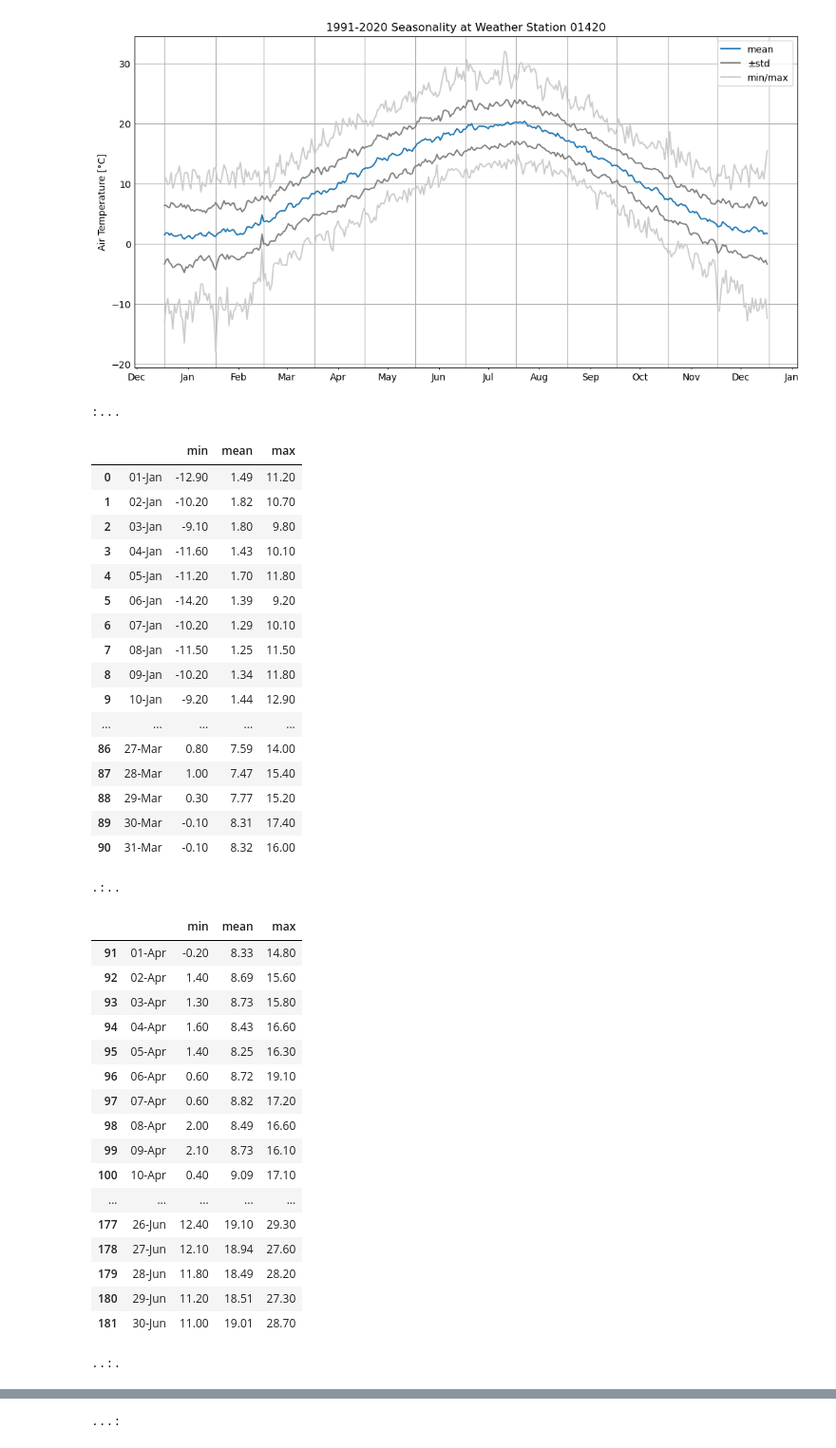
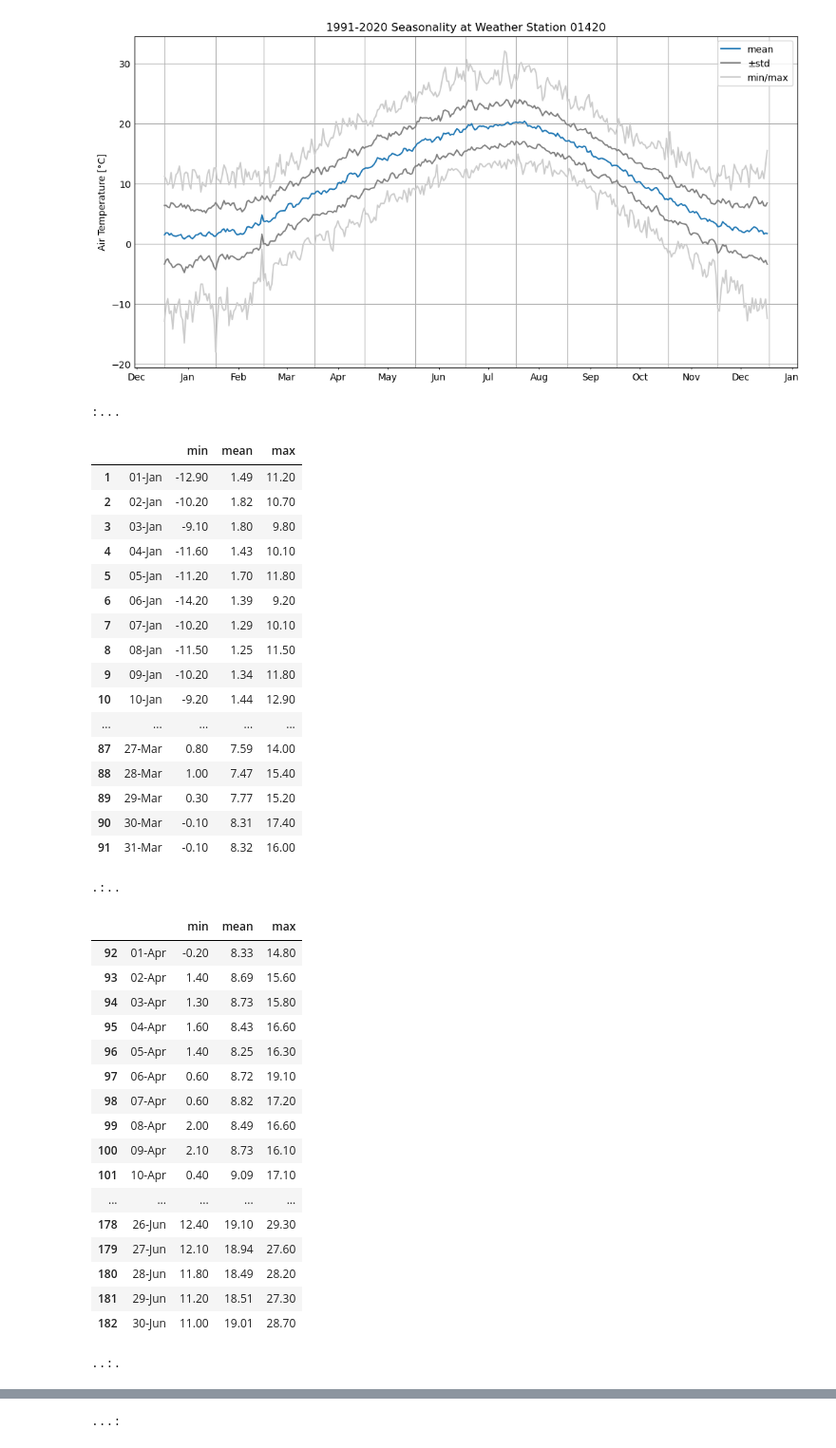
Before and after one commit to cebaraldi/jnb-meteo-dwd, a Jupyter notebook: DWD_evaluation.ipynb, the cells around one changed output, grey strips where cells are left out. Shown: that part at 95% size. Drawn from its saved outputs; the diff is of its cells as text; code cells hidden in the pictures.

Commit message:
forgot to shift index by 1

```diff
--- a/DWD_evaluation.ipynb
+++ b/DWD_evaluation.ipynb
@@ -136,64 +136,65 @@ def display_dfs(dfs, gap=50, justify='center'):
     display_html(html, raw=True)
 # %%
 df['datum2'] =  df['datum'].dt.strftime('%d-%b')
+df.index += 1
 
 # Split into four meteorological seasons
 winter = df.loc[df['datum'].between(datetime(leap_year, 1, 1), datetime(leap_year, 3, 31))]\
 [['datum2','min','mean','max']]
 winter.columns  = [' ','min','mean','max']
 
 spring = df.loc[df['datum'].between(datetime(leap_year, 4, 1), datetime(leap_year, 6, 30))]\
 [['datum2','min','mean','max']]
 spring.columns  = [' ','min','mean','max']
 
 summer = df.loc[df['datum'].between(datetime(leap_year, 7, 1), datetime(leap_year, 9, 30))]\
 [['datum2','min','mean','max']]
 summer.columns  = [' ','min','mean','max']
 
 autumn = df.loc[df['datum'].between(datetime(leap_year, 10, 1), datetime(leap_year, 12, 31))]\
 [['datum2','min','mean','max']]
 autumn.columns  = [' ','min','mean','max']
 
 # Display full table
 dfs_dict = {':...': winter, '.:..': spring, '..:.': summer, '...:': autumn}
 pd.options.display.max_rows = None
 display_dfs(dfs_dict, justify='flex-start')
 # %% [output]
 :...
 |  |  | min | mean | max |
-| 0 | 01-Jan | -12.90 | 1.49 | 11.20 |
-| 1 | 02-Jan | -10.20 | 1.82 | 10.70 |
-| 2 | 03-Jan | -9.10 | 1.80 | 9.80 |
-| 3 | 04-Jan | -11.60 | 1.43 | 10.10 |
-| 4 | 05-Jan | -11.20 | 1.70 | 11.80 |
-| 5 | 06-Jan | -14.20 | 1.39 | 9.20 |
-| 6 | 07-Jan | -10.20 | 1.29 | 10.10 |
-| 7 | 08-Jan | -11.50 | 1.25 | 11.50 |
-| 8 | 09-Jan | -10.20 | 1.34 | 11.80 |
-| 9 | 10-Jan | -9.20 | 1.44 | 12.90 |
+| 1 | 01-Jan | -12.90 | 1.49 | 11.20 |
+| 2 | 02-Jan | -10.20 | 1.82 | 10.70 |
+| 3 | 03-Jan | -9.10 | 1.80 | 9.80 |
+| 4 | 04-Jan | -11.60 | 1.43 | 10.10 |
+| 5 | 05-Jan | -11.20 | 1.70 | 11.80 |
+| 6 | 06-Jan | -14.20 | 1.39 | 9.20 |
+| 7 | 07-Jan | -10.20 | 1.29 | 10.10 |
+| 8 | 08-Jan | -11.50 | 1.25 | 11.50 |
+| 9 | 09-Jan | -10.20 | 1.34 | 11.80 |
+| 10 | 10-Jan | -9.20 | 1.44 | 12.90 |
 | ... | ... | ... | ... | ... |
-| 86 | 27-Mar | 0.80 | 7.59 | 14.00 |
-| 87 | 28-Mar | 1.00 | 7.47 | 15.40 |
-| 88 | 29-Mar | 0.30 | 7.77 | 15.20 |
-| 89 | 30-Mar | -0.10 | 8.31 | 17.40 |
-| 90 | 31-Mar | -0.10 | 8.32 | 16.00 |
+| 87 | 27-Mar | 0.80 | 7.59 | 14.00 |
+| 88 | 28-Mar | 1.00 | 7.47 | 15.40 |
+| 89 | 29-Mar | 0.30 | 7.77 | 15.20 |
+| 90 | 30-Mar | -0.10 | 8.31 | 17.40 |
+| 91 | 31-Mar | -0.10 | 8.32 | 16.00 |
 .:..
 |  |  | min | mean | max |
-| 91 | 01-Apr | -0.20 | 8.33 | 14.80 |
-| 92 | 02-Apr | 1.40 | 8.69 | 15.60 |
-| 93 | 03-Apr | 1.30 | 8.73 | 15.80 |
-| 94 | 04-Apr | 1.60 | 8.43 | 16.60 |
-| 95 | 05-Apr | 1.40 | 8.25 | 16.30 |
-| 96 | 06-Apr | 0.60 | 8.72 | 19.10 |
-| 97 | 07-Apr | 0.60 | 8.82 | 17.20 |
-| 98 | 08-Apr | 2.00 | 8.49 | 16.60 |
-| 99 | 09-Apr | 2.10 | 8.73 | 16.10 |
-| 100 | 10-Apr | 0.40 | 9.09 | 17.10 |
+| 92 | 01-Apr | -0.20 | 8.33 | 14.80 |
+| 93 | 02-Apr | 1.40 | 8.69 | 15.60 |
+| 94 | 03-Apr | 1.30 | 8.73 | 15.80 |
+| 95 | 04-Apr | 1.60 | 8.43 | 16.60 |
+| 96 | 05-Apr | 1.40 | 8.25 | 16.30 |
+| 97 | 06-Apr | 0.60 | 8.72 | 19.10 |
+| 98 | 07-Apr | 0.60 | 8.82 | 17.20 |
+| 99 | 08-Apr | 2.00 | 8.49 | 16.60 |
+| 100 | 09-Apr | 2.10 | 8.73 | 16.10 |
+| 101 | 10-Apr | 0.40 | 9.09 | 17.10 |
 | ... | ... | ... | ... | ... |
-| 177 | 26-Jun | 12.40 | 19.10 | 29.30 |
-| 178 | 27-Jun | 12.10 | 18.94 | 27.60 |
-| 179 | 28-Jun | 11.80 | 18.49 | 28.20 |
-| 180 | 29-Jun | 11.20 | 18.51 | 27.30 |
-| 181 | 30-Jun | 11.00 | 19.01 | 28.70 |
+| 178 | 26-Jun | 12.40 | 19.10 | 29.30 |
+| 179 | 27-Jun | 12.10 | 18.94 | 27.60 |
+| 180 | 28-Jun | 11.80 | 18.49 | 28.20 |
+| 181 | 29-Jun | 11.20 | 18.51 | 27.30 |
+| 182 | 30-Jun | 11.00 | 19.01 | 28.70 |
 ..:.
 |  |  | min | mean | max |
```
Also changed, not shown: parts of 1 cell of this notebook, 1 other file.
